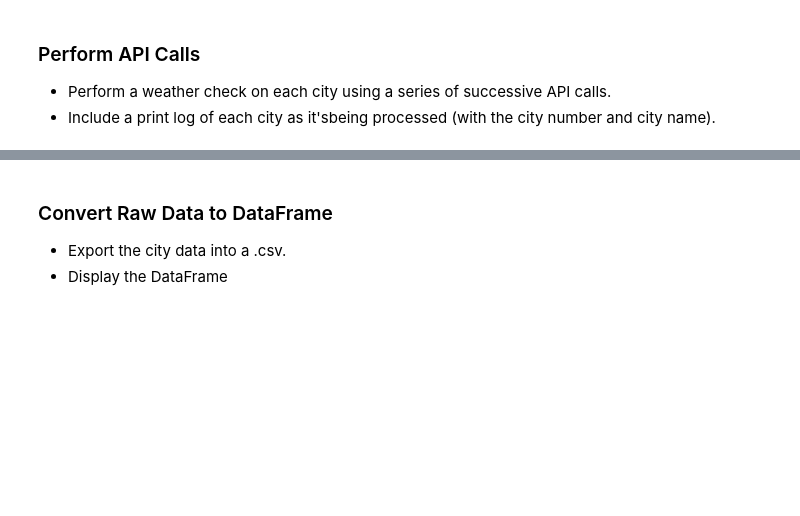
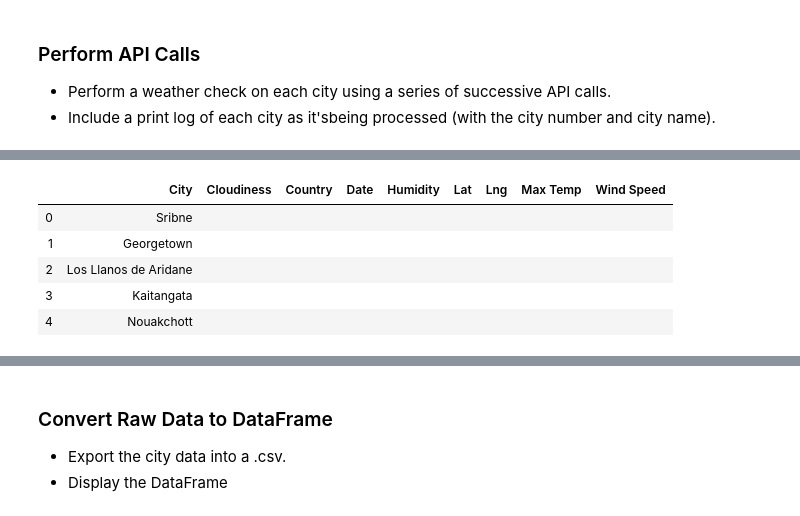
Before and after one commit to shakespearbi/python-api-challenge, a Jupyter notebook: Instructions/starter_code/WeatherPy.ipynb, the cells around one changed output, grey strips where cells are left out. Saved outputs shown, nothing was run; the diff lists cells and outputs as text; code cells hidden in the pictures; blank space fills up the shorter version.

```diff
--- a/Instructions/starter_code/WeatherPy.ipynb
+++ b/Instructions/starter_code/WeatherPy.ipynb
@@ -137,0 +176,17 @@ weather_df.head(10)
+# %%
+weather_df["Cloudiness"] = ""
+weather_df["Country"] = ""
+weather_df["Date"] = ""
+weather_df["Humidity"] = ""
+weather_df["Lat"] = ""
+weather_df["Lng"] = ""
+weather_df["Max Temp"] = ""
+weather_df["Wind Speed"] = ""
+weather_df.head()
+# %% [output]
+|  | City | Cloudiness | Country | Date | Humidity | Lat | Lng | Max Temp | Wind Speed |
+| 0 | Sribne |  |  |  |  |  |  |  |  |
+| 1 | Georgetown |  |  |  |  |  |  |  |  |
+| 2 | Los Llanos de Aridane |  |  |  |  |  |  |  |  |
+| 3 | Kaitangata |  |  |  |  |  |  |  |  |
+| 4 | Nouakchott |  |  |  |  |  |  |  |  |
```
Also changed, not shown: parts of 15 cells of this notebook, 5 other files.
